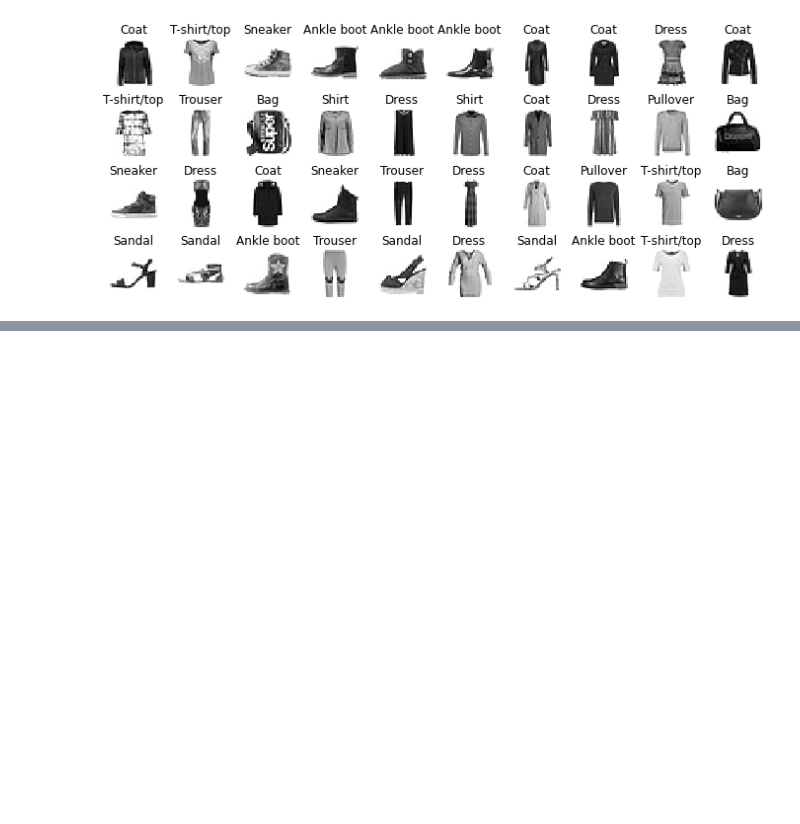
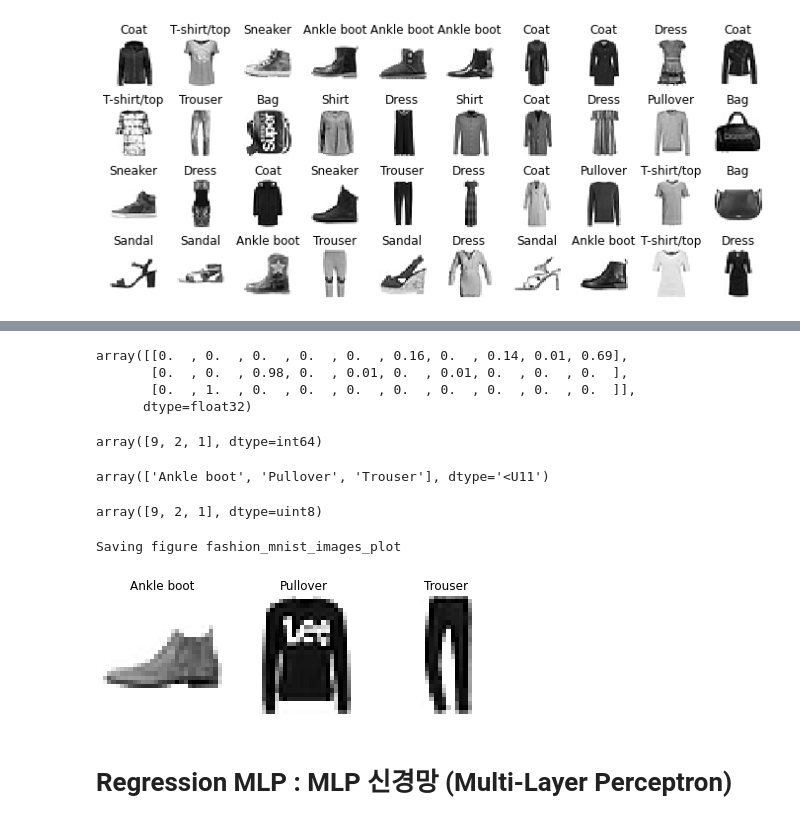
Before and after one commit to SohyeonKim-dev/MachineLearning_HandsOnML, a Jupyter notebook: 09_neural_nets_with_keras.ipynb, the cells around one changed output, grey strips where cells are left out. Drawn from its saved outputs; the diff is of its cells as text; code cells hidden in the pictures; blank space fills up the shorter version.

```diff
--- a/09_neural_nets_with_keras.ipynb
+++ b/09_neural_nets_with_keras.ipynb
@@ -246,0 +381,38 @@ Saving figure fashion_mnist_plot
+# %%
+X_new = X_test[:3]
+y_proba = model.predict(X_new)
+y_proba.round(2)
+# %% [output]
+array([[0.  , 0.  , 0.  , 0.  , 0.  , 0.16, 0.  , 0.14, 0.01, 0.69],
+       [0.  , 0.  , 0.98, 0.  , 0.01, 0.  , 0.01, 0.  , 0.  , 0.  ],
+       [0.  , 1.  , 0.  , 0.  , 0.  , 0.  , 0.  , 0.  , 0.  , 0.  ]],
+      dtype=float32)
+# %%
+y_pred = np.argmax(model.predict(X_new), axis=-1)
+y_pred
+# %% [output]
+array([9, 2, 1], dtype=int64)
+# %%
+np.array(class_names)[y_pred]
+# %% [output]
+array(['Ankle boot', 'Pullover', 'Trouser'], dtype='<U11')
+# %%
+y_new = y_test[:3]
+y_new
+# %% [output]
+array([9, 2, 1], dtype=uint8)
+# %%
+plt.figure(figsize=(7.2, 2.4))
+for index, image in enumerate(X_new):
+    plt.subplot(1, 3, index + 1)
+    plt.imshow(image, cmap="binary", interpolation="nearest")
+    plt.axis('off')
+    plt.title(class_names[y_test[index]], fontsize=12)
+plt.subplots_adjust(wspace=0.2, hspace=0.5)
+save_fig('fashion_mnist_images_plot', tight_layout=False)
+plt.show()
+# %% [output]
+Saving figure fashion_mnist_images_plot
+[figure, added]
+# %% [markdown]
+# Regression MLP : MLP 신경망 (Multi-Layer Perceptron)
```
Also changed, not shown: parts of 20 cells of this notebook.
